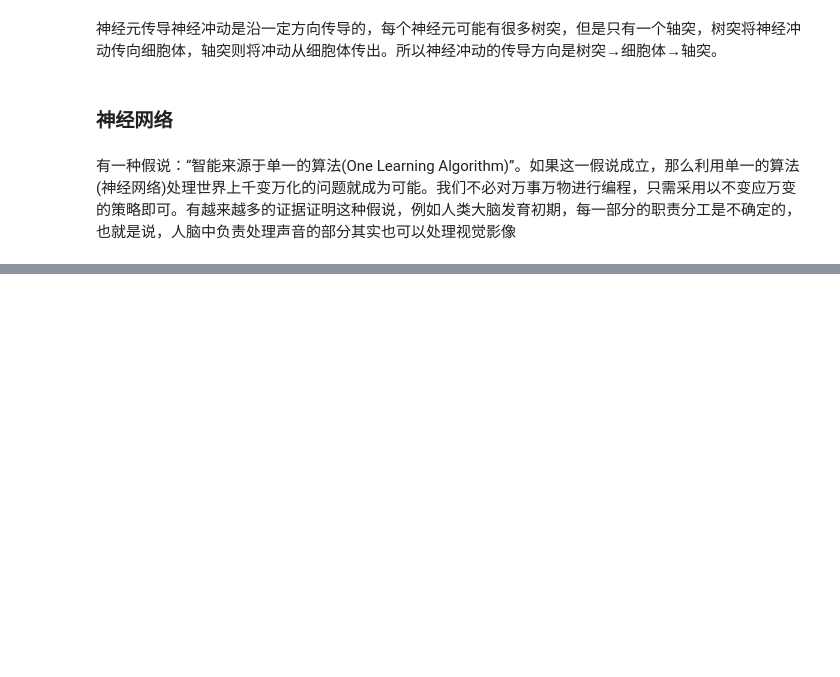
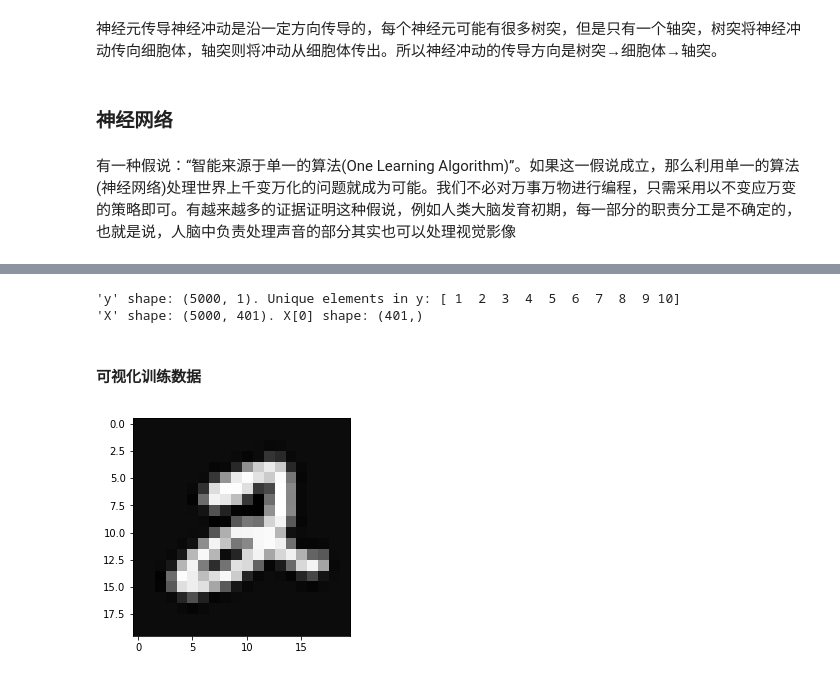
Before and after one commit to TapasTech/EasyShare-ML, a Jupyter notebook: Neural-Networks.ipynb, the cells around one changed output, grey strips where cells are left out. Saved outputs shown, nothing was run; the diff lists cells and outputs as text; code cells hidden in the pictures; blank space fills up the shorter version.

```diff
--- a/Neural-Networks.ipynb
+++ b/Neural-Networks.ipynb
@@ -34,0 +63,27 @@ $  C_{50}^2 = \frac{2500 \times 2499}{2}= 3.12 \times 10^6 $
+# %%
+datafile = 'data/ex4data1.mat'
+mat = scipy.io.loadmat(datafile)
+X, y = mat['X'], mat['y']
+# %%
+# 加入Bias
+X = np.insert(mat['X'],0,1,axis=1)
+# %%
+print("'y' shape: %s. Unique elements in y: %s" %(mat['y'].shape, np.unique(mat['y'])))
+print("'X' shape: %s. X[0] shape: %s"%(X.shape,X[0].shape))
+# %% [output]
+'y' shape: (5000, 1). Unique elements in y: [ 1  2  3  4  5  6  7  8  9 10]
+'X' shape: (5000, 401). X[0] shape: (401,)
+# %% [markdown]
+#### 可视化训练数据
+# %%
+# get single image
+def getDatumImg(row, show=False):
+    img = row[1:].reshape(20,20).T
+    if show:
+        plt.imshow(img,cmap = cm.Greys_r)
+    else:
+        return img
+# %%
+getDatumImg(X[1000], show=True)
+# %% [output]
+[figure, added]
```
Also changed, not shown: parts of 35 cells of this notebook, 5 other files.
